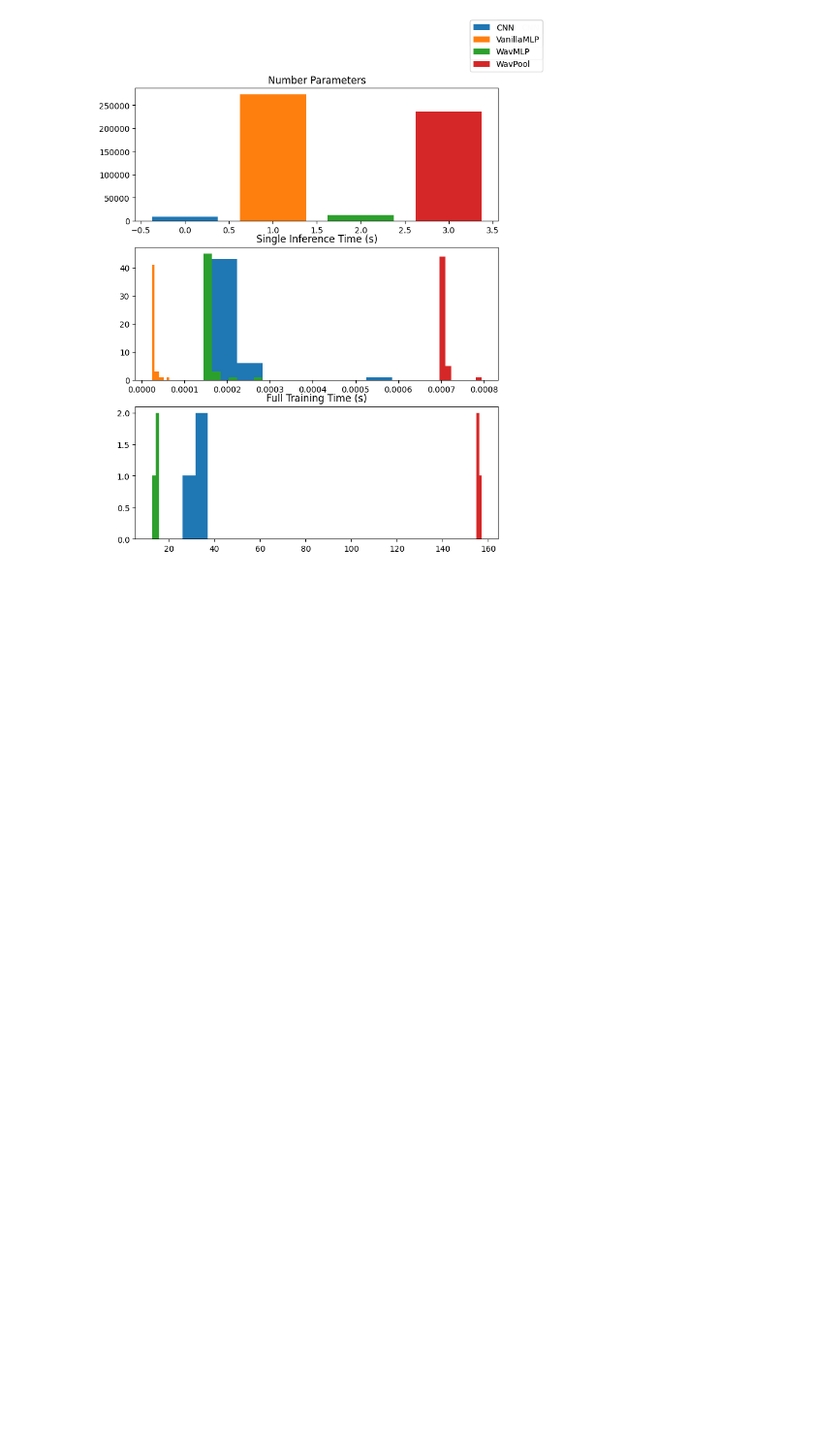
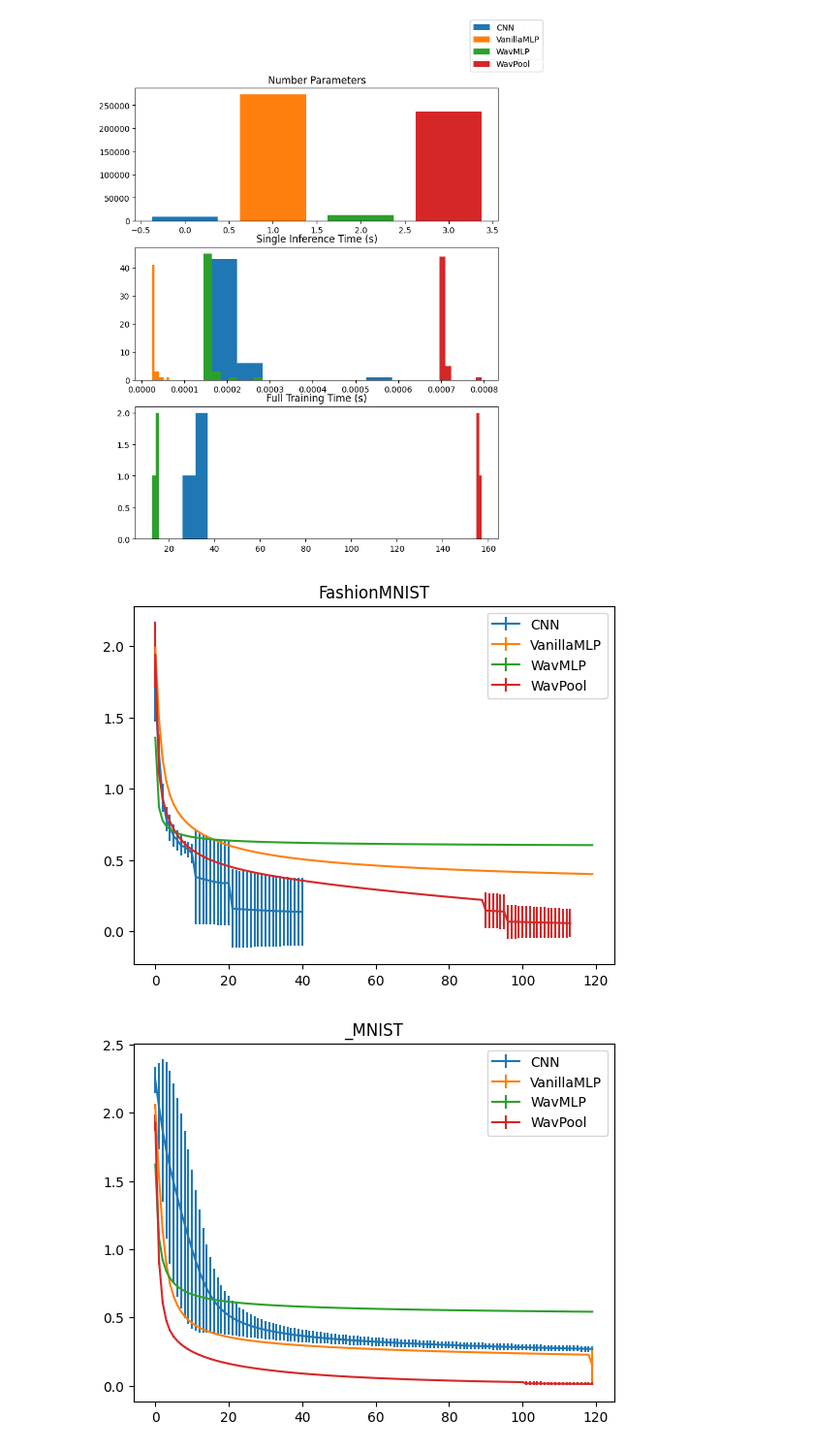
Before and after one commit to deepskies/DeepWavNN, a Jupyter notebook: notebooks/results_visuals.ipynb, the cells around one changed output. Shown at 97% size. Saved outputs shown, nothing was run; the diff lists cells and outputs as text; code cells hidden in the pictures; blank space fills up the shorter version.

Commit message:
optimized visuals

```diff
--- a/notebooks/results_visuals.ipynb
+++ b/notebooks/results_visuals.ipynb
@@ -115,0 +118,21 @@ for dataset in datasets:
+# %%
+models = ["CNN", "VanillaMLP", "WavMLP", "WavPool"]
+datasets = ["FashionMNIST", "_MNIST", "CIFAR"]
+
+for dataset in datasets:
+    for model in models:
+        experiment = read_history_json(model, dataset)
+        epochs = range(max([len(experiment[i]) for i in range(len(experiment))]))
+
+        loss = pd.DataFrame([exp['train_loss'] for exp in experiment]).T.fillna(0, inplace=False)
+
+        mean_loss = loss.mean(axis=1)
+        loss_std = loss.std(axis=1)
+        plt.errorbar(x=epochs, y=mean_loss, yerr=loss_std, label=model)
+
+    plt.legend()
+    plt.title(dataset)
+    plt.show()
+# %% [output]
+[figure, added]
+[figure, added]
```
Also changed, not shown: parts of 4 cells of this notebook.
